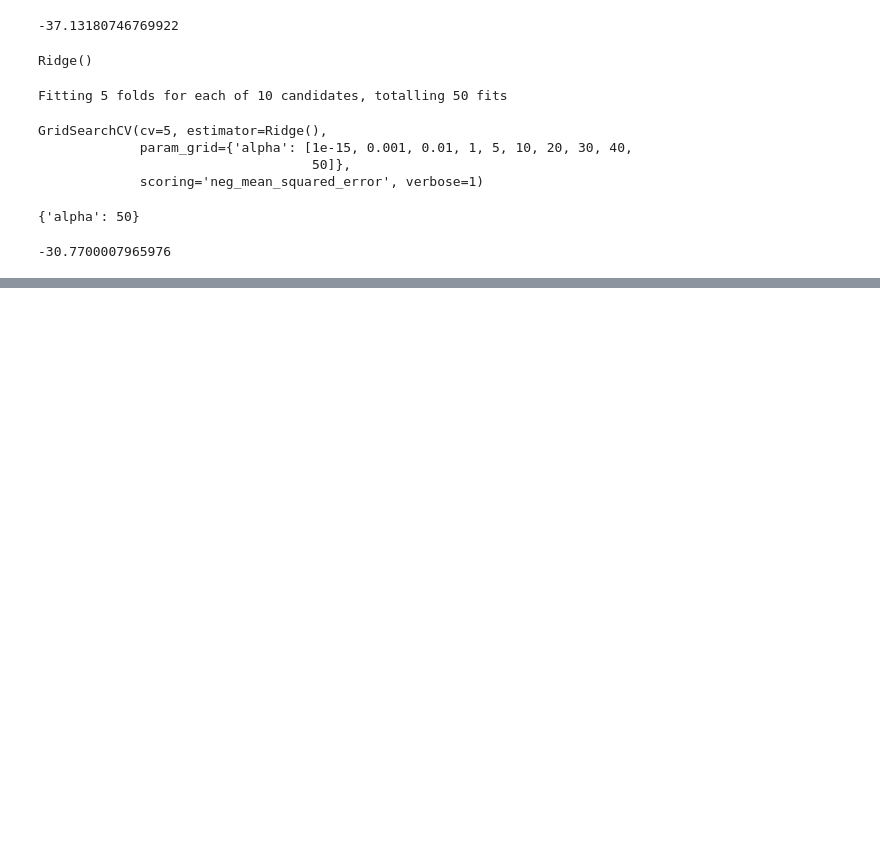
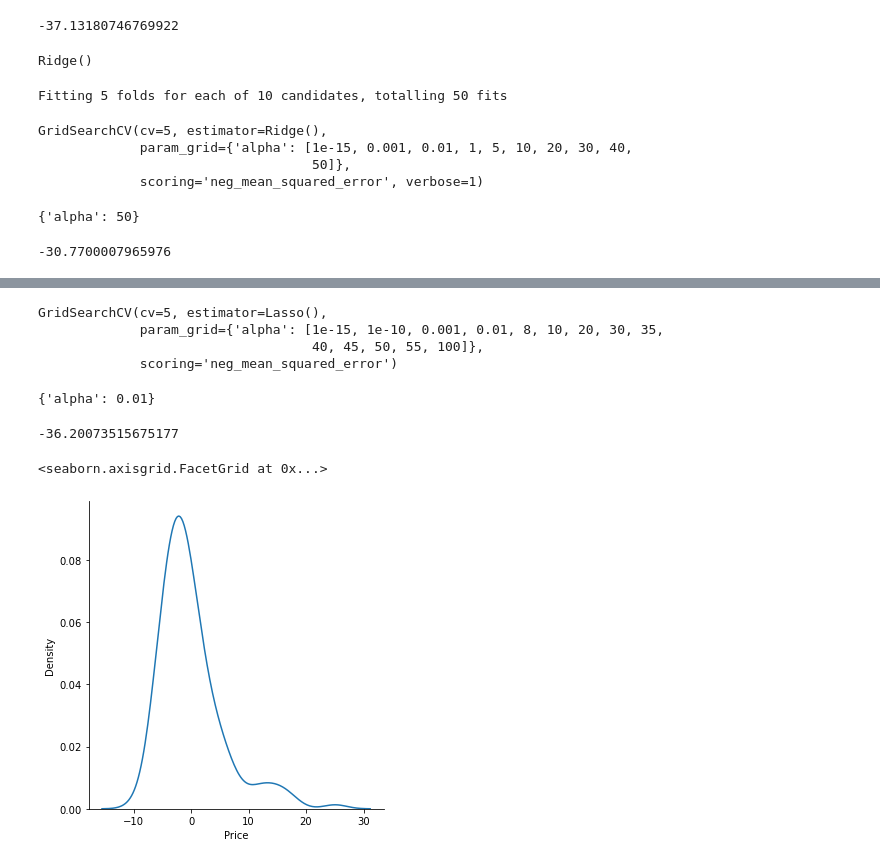
Before and after one commit to FazlullahBokhari/Machine-Learning, a Jupyter notebook: Untitled.ipynb, the cells around one changed output, grey strips where cells are left out. Cells and saved outputs as stored; diff of their text form; code cells hidden in the pictures; blank space fills up the shorter version.

```diff
--- a/Untitled.ipynb
+++ b/Untitled.ipynb
@@ -145,0 +183,25 @@ ridge_regressor.best_score_
+# %%
+parameters = {'alpha':[1e-15,1e-10,1e-3,1e-2,8,10,20,30,35,40,45,50,55,100]}
+elasticNet_regressor = GridSearchCV(lasso,parameters,scoring='neg_mean_squared_error',cv=5)
+# %%
+elasticNet_regressor.fit(X,y)
+# %% [output]
+GridSearchCV(cv=5, estimator=Lasso(),
+             param_grid={'alpha': [1e-15, 1e-10, 0.001, 0.01, 8, 10, 20, 30, 35,
+                                   40, 45, 50, 55, 100]},
+             scoring='neg_mean_squared_error')
+# %%
+elasticNet_regressor.best_params_
+# %% [output]
+{'alpha': 0.01}
+# %%
+elasticNet_regressor.best_score_
+# %% [output]
+-36.20073515675177
+# %%
+from sklearn.model_selection import train_test_split
+X_train,X_test,y_train,y_test = train_test_split(X,y,test_size=0.3)
+# %%
+prediction_lasso = lasso_regressor.predict(X_test)
+prediction_ridge = ridge_regressor.predict(X_test)
+prediction_elasticNet = elasticNet_regressor.predict(X_test)
@@ -145,0 +210,5 @@ ridge_regressor.best_score_
+# %%
+sns.displot(y_test-prediction_lasso,kind='kde')
+# %% [output]
+<seaborn.axisgrid.FacetGrid at 0x...>
+[figure, added]
```
Also changed, not shown: parts of 18 cells of this notebook.
